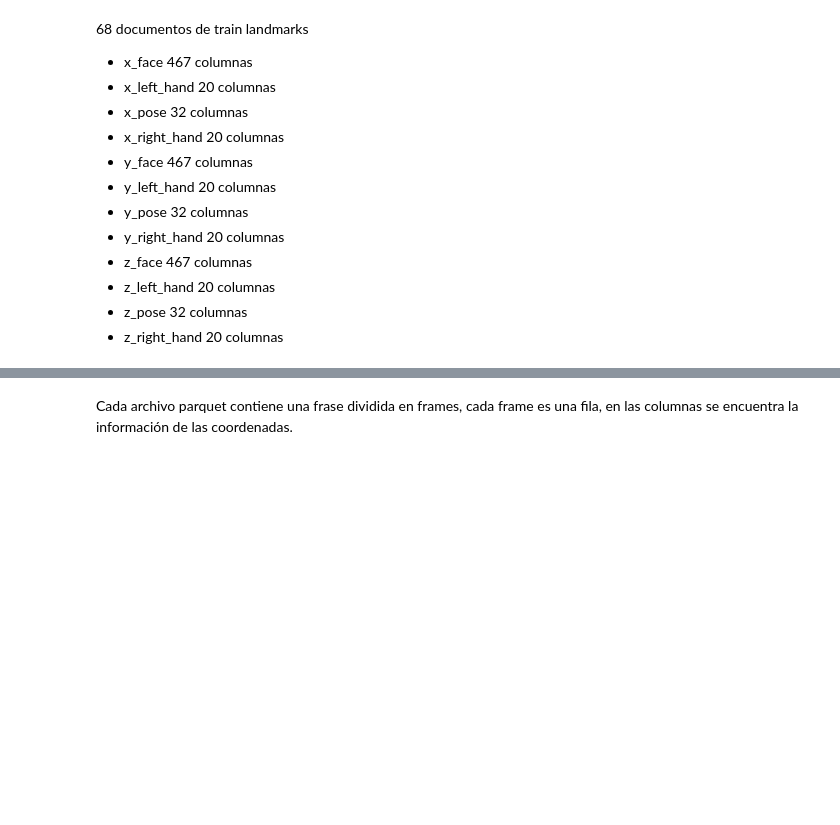
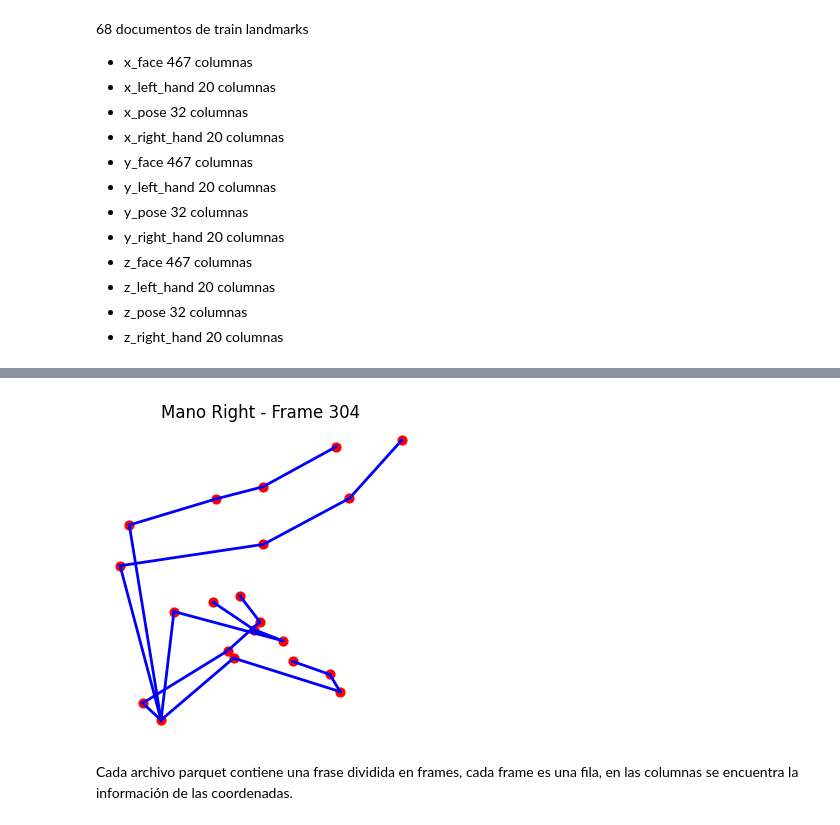
Before and after one commit to ArielaMishaanCohen/10-Proyecto-2, a Jupyter notebook: proyecto-2-data-science.ipynb, the cells around one changed output, grey strips where cells are left out. Cells and saved outputs as stored; diff of their text form; code cells hidden in the pictures; blank space fills up the shorter version.

```diff
--- a/proyecto-2-data-science.ipynb
+++ b/proyecto-2-data-science.ipynb
@@ -270,3 +188,8 @@ print(columnas)
+# %%
+
+plot_hand_conectado(df, frame=304, hand="right")
+# %% [output]
+[figure, added]
 # %%
 archivo = '/Users/arielamishaancohen/Downloads/asl-fingerspelling/supplemental_landmarks/86446671.parquet'
 
```
Also changed, not shown: parts of 15 cells of this notebook.
